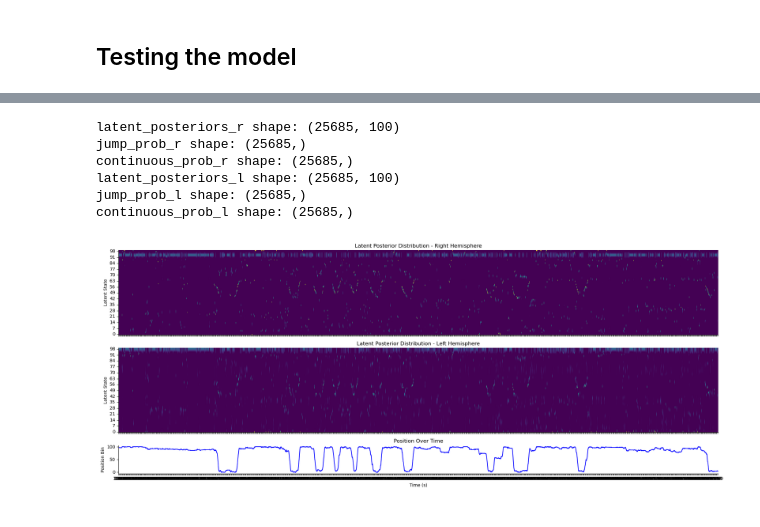
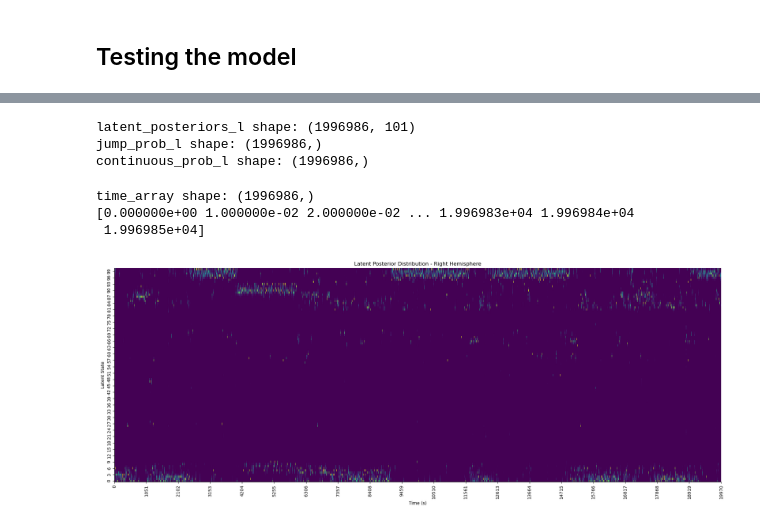
Before and after one commit to Sid-Rafilson-1617/poor-man-GPLVM, a Jupyter notebook: analysis_example.ipynb, the cells around one changed output, grey strips where cells are left out. Saved outputs shown, nothing was run; the diff lists cells and outputs as text; code cells hidden in the pictures.

```diff
--- a/analysis_example.ipynb
+++ b/analysis_example.ipynb
@@ -492,14 +597,14 @@ for neuron in range(5):
 # %%
-decode_res_r = model_r.decode_latent(sorted_spike_counts_concat_R.T)
+#decode_res_r = model_r.decode_latent(sorted_spike_counts_concat_R.T)
 decode_res_l = model_l.decode_latent(sorted_spike_counts_concat_L.T)
 
-latent_posteriors_r = decode_res_r['posterior_latent_marg']
-jump_prob_r = decode_res_r['posterior_dynamics_marg'][:,1]
-continuous_prob_r = decode_res_r['posterior_dynamics_marg'][:,0]
+#latent_posteriors_r = decode_res_r['posterior_latent_marg']
+#jump_prob_r = decode_res_r['posterior_dynamics_marg'][:,1]
+#continuous_prob_r = decode_res_r['posterior_dynamics_marg'][:,0]
 
-print(f'latent_posteriors_r shape: {latent_posteriors_r.shape}')
-print(f'jump_prob_r shape: {jump_prob_r.shape}')
-print(f'continuous_prob_r shape: {continuous_prob_r.shape}')
+#print(f'latent_posteriors_r shape: {latent_posteriors_r.shape}')
+#print(f'jump_prob_r shape: {jump_prob_r.shape}')
+#print(f'continuous_prob_r shape: {continuous_prob_r.shape}')
 
 
 latent_posteriors_l = decode_res_l['posterior_latent_marg']
@@ -510,9 +615,15 @@ print(f'latent_posteriors_l shape: {latent_posteriors_l.shape}')
 print(f'jump_prob_l shape: {jump_prob_l.shape}')
 print(f'continuous_prob_l shape: {continuous_prob_l.shape}')
 # %% [output]
-latent_posteriors_r shape: (25685, 100)
-jump_prob_r shape: (25685,)
-continuous_prob_r shape: (25685,)
-latent_posteriors_l shape: (25685, 100)
-jump_prob_l shape: (25685,)
-continuous_prob_l shape: (25685,)
+latent_posteriors_l shape: (1996986, 101)
+jump_prob_l shape: (1996986,)
+continuous_prob_l shape: (1996986,)
+# %%
+# making a time vector in seconds
+time_array = np.arange(latent_posteriors_l.shape[0]) * STEP_SIZE
+print(f'time_array shape: {time_array.shape}')
+print(time_array)
+# %% [output]
+time_array shape: (1996986,)
+[0.000000e+00 1.000000e-02 2.000000e-02 ... 1.996983e+04 1.996984e+04
+ 1.996985e+04]
@@ -519,6 +688,7 @@ continuous_prob_l shape: (25685,)
 # %%
-START = 1000 #seconds
-STOP = 1800 # seconds
+START = 0 #seconds
+STOP = np.max(time_array) # seconds
+
 
 # start times at 0
 min_times = np.min(times)
@@ -550,8 +720,8 @@ axs[2].set_ylabel('Position Bin')
 axs[2].set_title('Position Over Time')
 
 # setting x ticks to seconds
-tick_idx = np.arange(0, STOP-START, 10)  # index within the window
-tick_labels = times[START:STOP:10].astype(int)
+tick_idx = np.arange(0, STOP-START, 1000)  # index within the window
+tick_labels = times[START:STOP:1000].astype(int)
 axs[2].set_xticks(tick_idx)
 axs[2].set_xticklabels(tick_labels)
 
@@ -564,5 +734,3 @@ axs[2].set_xticklabels(tick_labels)
 sns.despine()
 plt.tight_layout()
 plt.show()
-# %% [output]
-[figure, removed]
@@ -568,0 +776,35 @@ plt.show()
+# %%
+START = 0 #seconds
+STOP = np.max(time_array) # seconds
+
+
+# start times at 0
+min_times = np.min(times)
+times -= min_times
+
+#converting start and stop to indeices
+START = int((START - min_times) / (tb_ref[1] - tb_ref[0]))
+STOP = int((STOP - min_times) / (tb_ref[1] - tb_ref[0]))
+
+# plotting the latent posteriors and the jump probabilities
+plt.figure(figsize=(20, 8))
+sns.heatmap(data=latent_posteriors_l[START:STOP, :].T, cmap='viridis', cbar=False)
+plt.ylabel('Latent State')
+plt.title('Latent Posterior Distribution - Right Hemisphere')
+
+# flipping the y-axis to match the position trace
+plt.gca().invert_yaxis()
+
+
+# creating x axis with 20 values in seconds
+plt.xticks(np.linspace(0, STOP-START, 20))
+plt.gca().set_xticklabels(np.round(np.linspace(0, times[STOP], 20), 0).astype(int))
+plt.xlabel('Time (s)')
+
+
+
+sns.despine()
+plt.tight_layout()
+plt.show()
+# %% [output]
+[figure, added]
```
Also changed, not shown: parts of 17 cells of this notebook, 3 other files.
